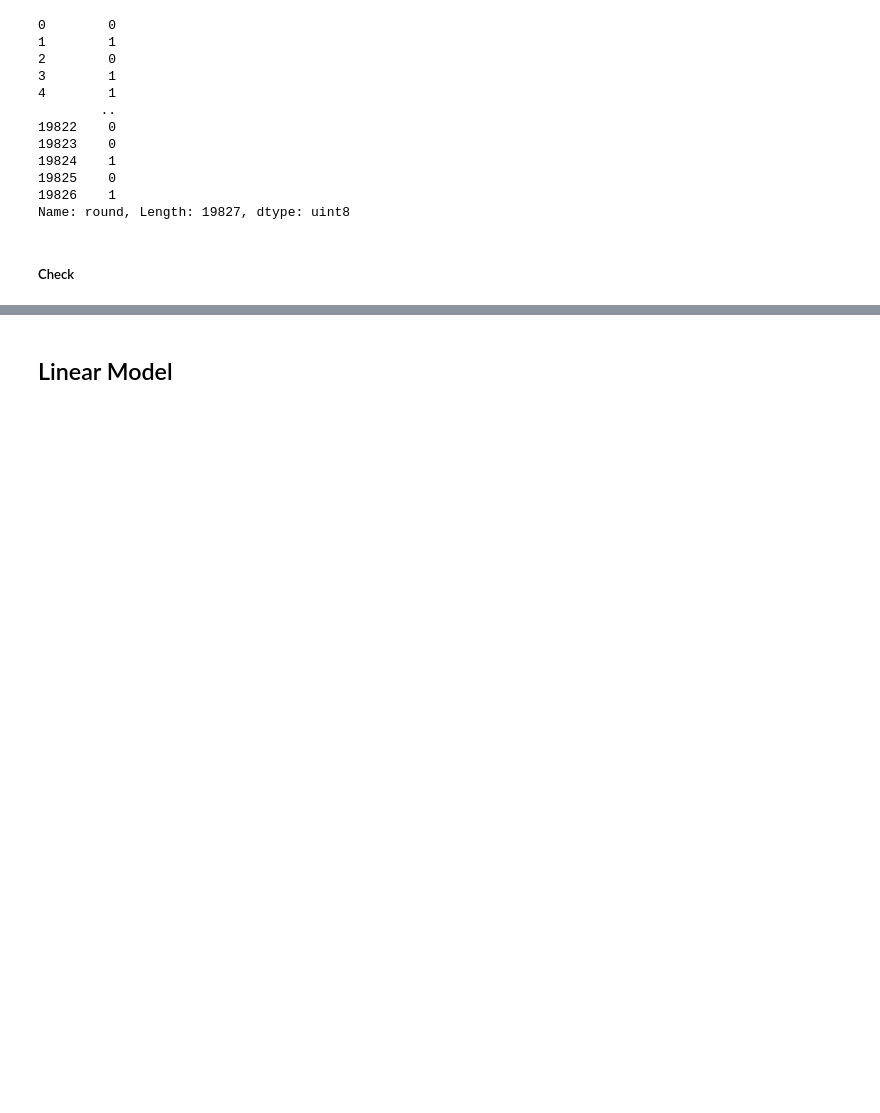
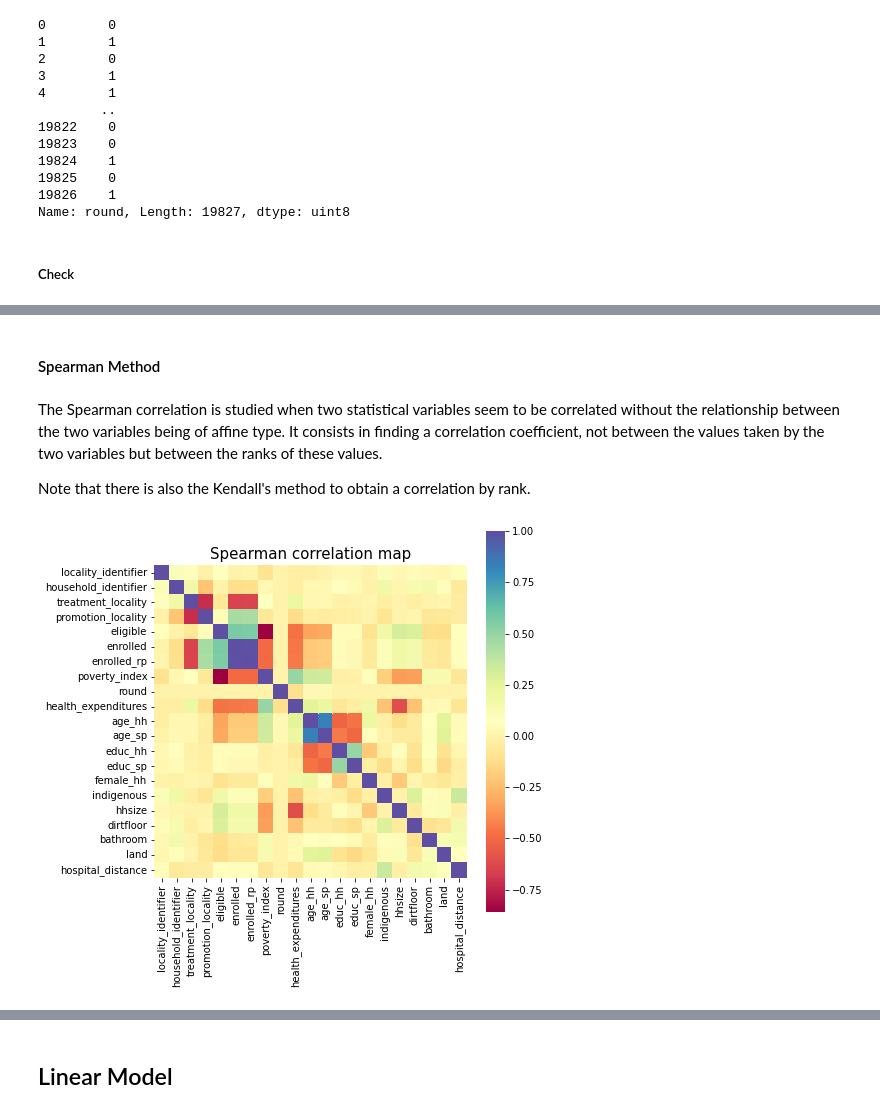
Before and after one commit to vdcmathieu/HISP_analysis, a Jupyter notebook: data_mining_final_project_garance_mathieu.ipynb, the cells around one changed output, grey strips where cells are left out. Cells and saved outputs as stored; diff of their text form; code cells hidden in the pictures; blank space fills up the shorter version.

```diff
--- a/data_mining_final_project_garance_mathieu.ipynb
+++ b/data_mining_final_project_garance_mathieu.ipynb
@@ -419,0 +415,14 @@ OUr dataset (`encoded_df`) now only contains numerical (`uint8`, `int64`, or `fl
+# %% [markdown]
+#### Spearman Method
+# %% [markdown]
+The Spearman correlation is studied when two statistical variables seem to be correlated without the relationship between the two variables being of affine type. It consists in finding a correlation coefficient, not between the values taken by the two variables but between the ranks of these values.
+
+Note that there is also the Kendall's method to obtain a correlation by rank.
+# %%
+# Create Spearman correlation map to vizualise the different correlation in between the column
+fig = plt.figure(figsize=(7, 7))
+sns.heatmap(encoded_df.corr(method="spearman"), vmax=1., square=True, cmap=sns.color_palette("Spectral", as_cmap=True))
+plt.title("Spearman correlation map", fontsize=15)
+plt.show()
+# %% [output]
+[figure, added]
```
Also changed, not shown: parts of 110 cells of this notebook.
